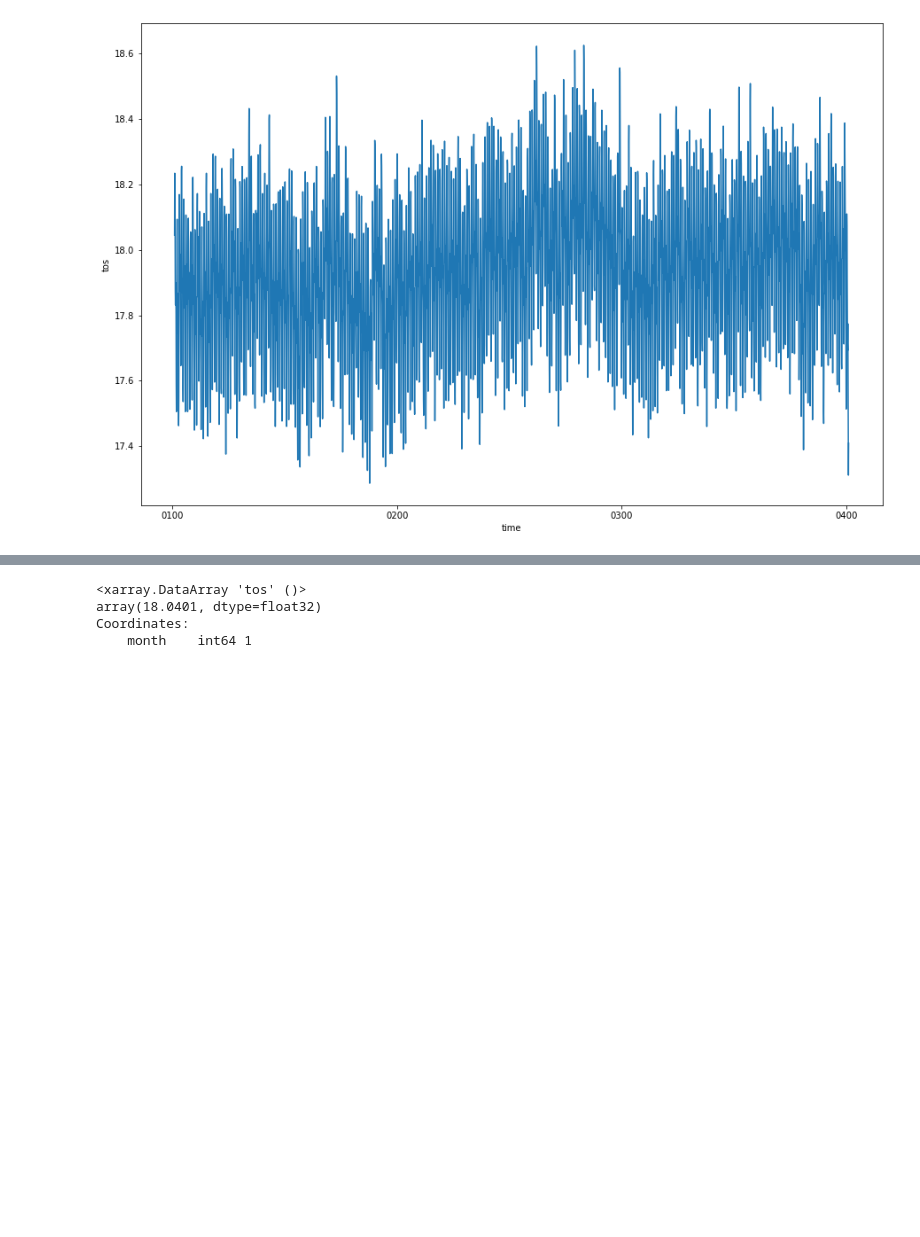
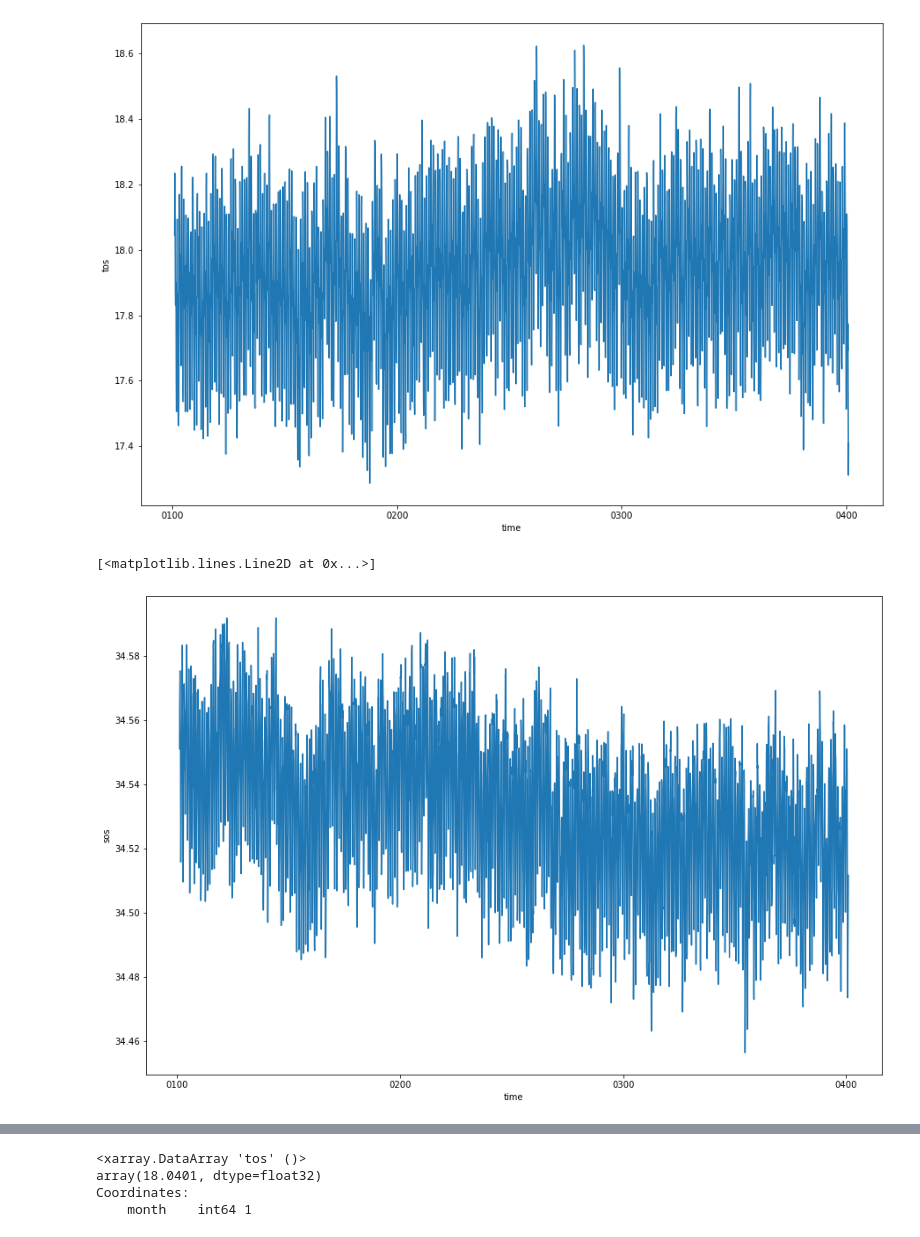
Before and after one commit to saumyamalik/Predictability, a Jupyter notebook: Variance and PPP - Global Mean.ipynb, the cells around one changed output, grey strips where cells are left out. Saved outputs shown, nothing was run; the diff lists cells and outputs as text; code cells hidden in the pictures; blank space fills up the shorter version.

```diff
--- a/Variance and PPP - Global Mean.ipynb
+++ b/Variance and PPP - Global Mean.ipynb
@@ -26,3 +26,8 @@ tos_mean['tos'].plot(size=10)
 # %% [output]
 [<matplotlib.lines.Line2D at 0x...>]
 [figure]
+# %%
+sos_mean['sos'].plot(size=10)
+# %% [output]
+[<matplotlib.lines.Line2D at 0x...>]
+[figure, added]
```
Also changed, not shown: parts of 20 cells of this notebook.
